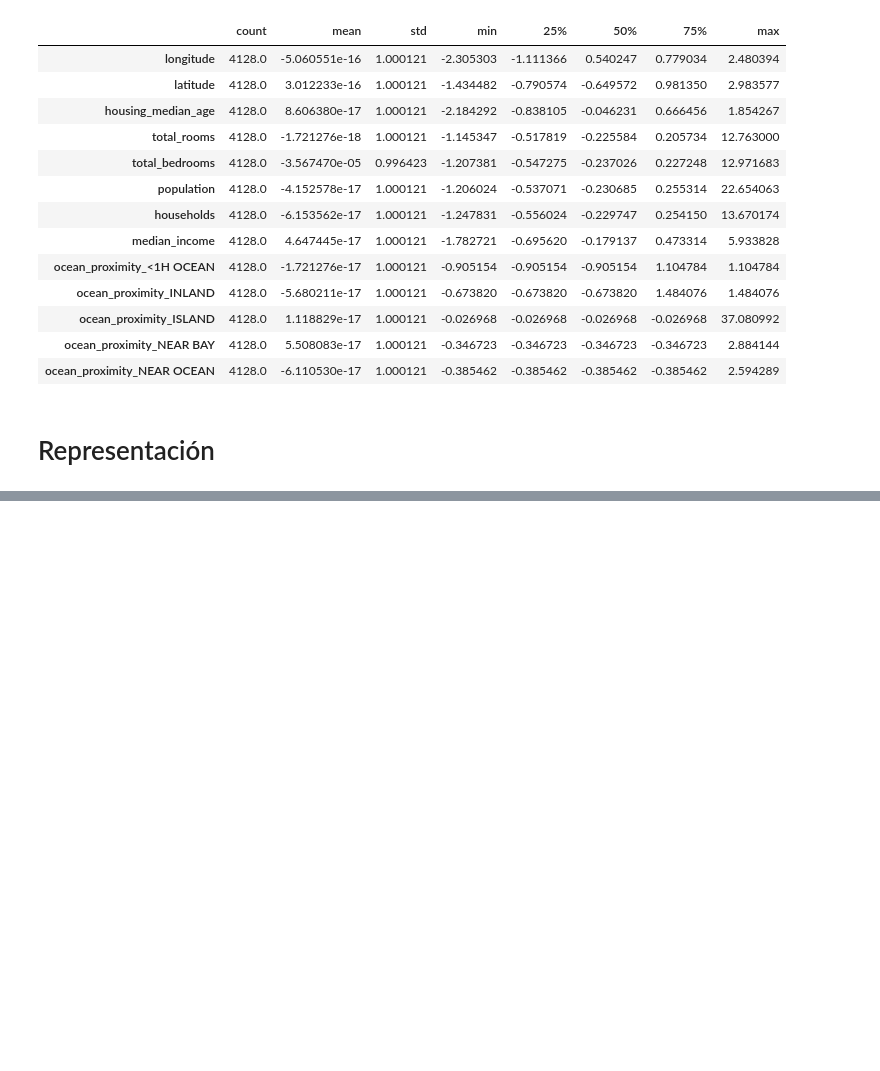
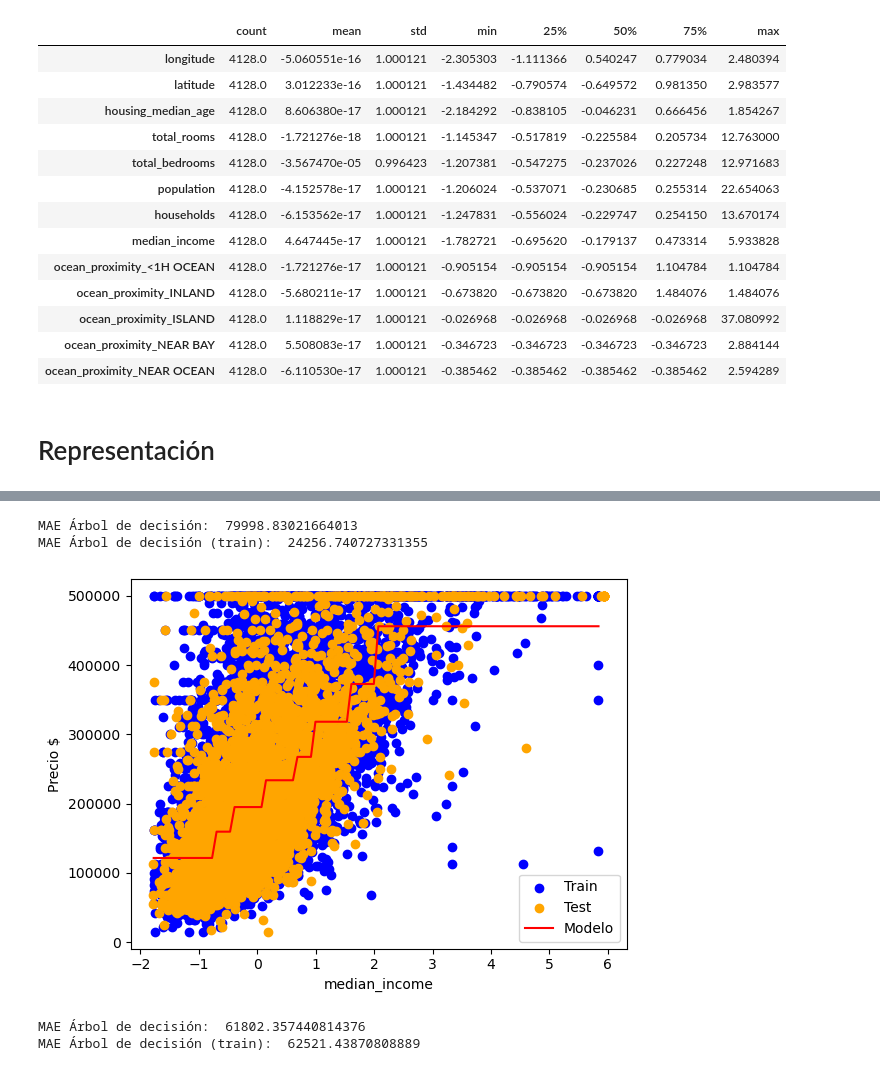
Before and after one commit to Socramer6588/pia23, a Jupyter notebook: KNN_EXAMEN.ipynb, the cells around one changed output, grey strips where cells are left out. Drawn from its saved outputs; the diff is of its cells as text; code cells hidden in the pictures; blank space fills up the shorter version.

```diff
--- a/KNN_EXAMEN.ipynb
+++ b/KNN_EXAMEN.ipynb
@@ -373,0 +408,15 @@ def plot_regression(X, y, X_test = None, y_test = None, model = None):
+# %%
+print("MAE Árbol de decisión: ", mean_absolute_error(y_test, tree_reg.predict(X_test_imputed[["median_income"]])))
+print("MAE Árbol de decisión (train): ", mean_absolute_error(y_train, tree_reg.predict(X_train_imputed[["median_income"]])))
+# %% [output]
+MAE Árbol de decisión:  79998.83021664013
+MAE Árbol de decisión (train):  24256.740727331355
+# %%
+tree_reg = DecisionTreeRegressor(max_depth=3).fit(X_train_imputed[["median_income"]], y_train)
+plot_regression(X_train_imputed[["median_income"]], y_train, X_test_imputed[["median_income"]], y_test, tree_reg)
+print("MAE Árbol de decisión: ", mean_absolute_error(y_test, tree_reg.predict(X_test_imputed[["median_income"]])))
+print("MAE Árbol de decisión (train): ", mean_absolute_error(y_train, tree_reg.predict(X_train_imputed[["median_income"]])))
+# %% [output]
+[figure, added]
+MAE Árbol de decisión:  61802.357440814376
+MAE Árbol de decisión (train):  62521.43870808889
```
Also changed, not shown: parts of 13 cells of this notebook.
